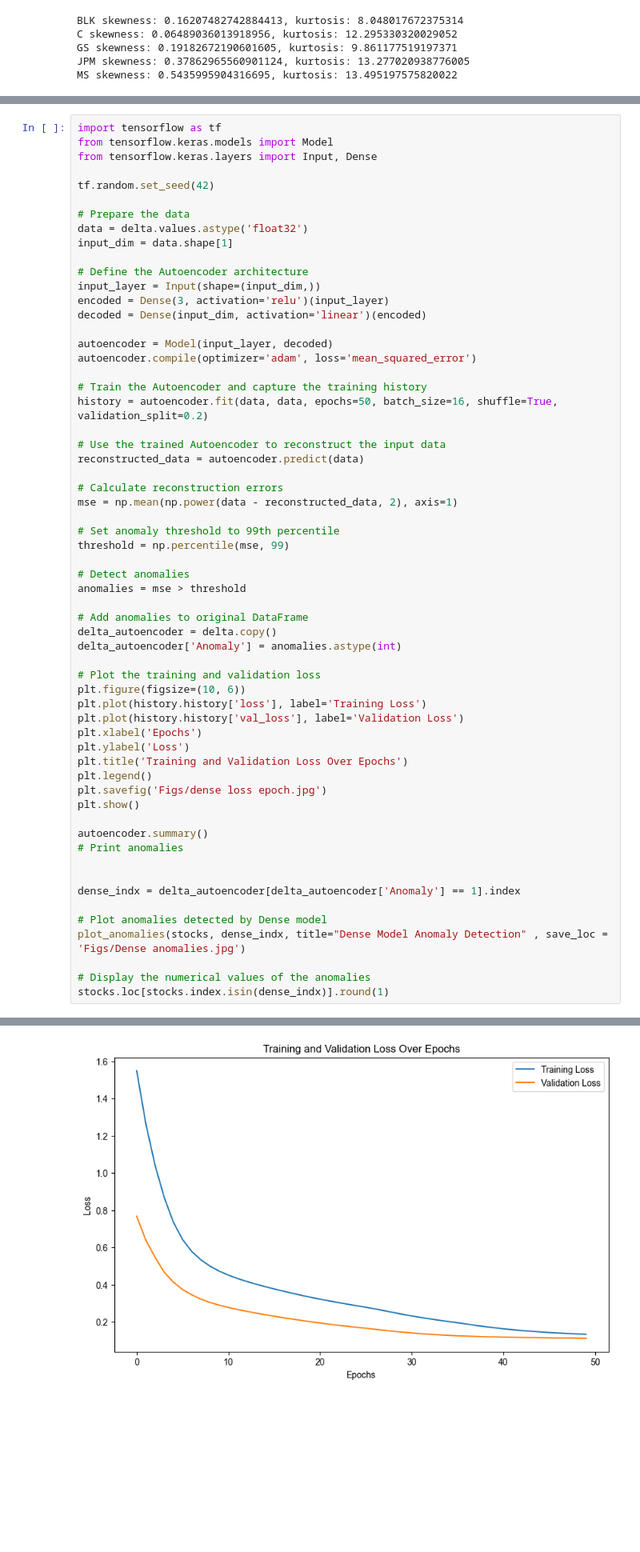
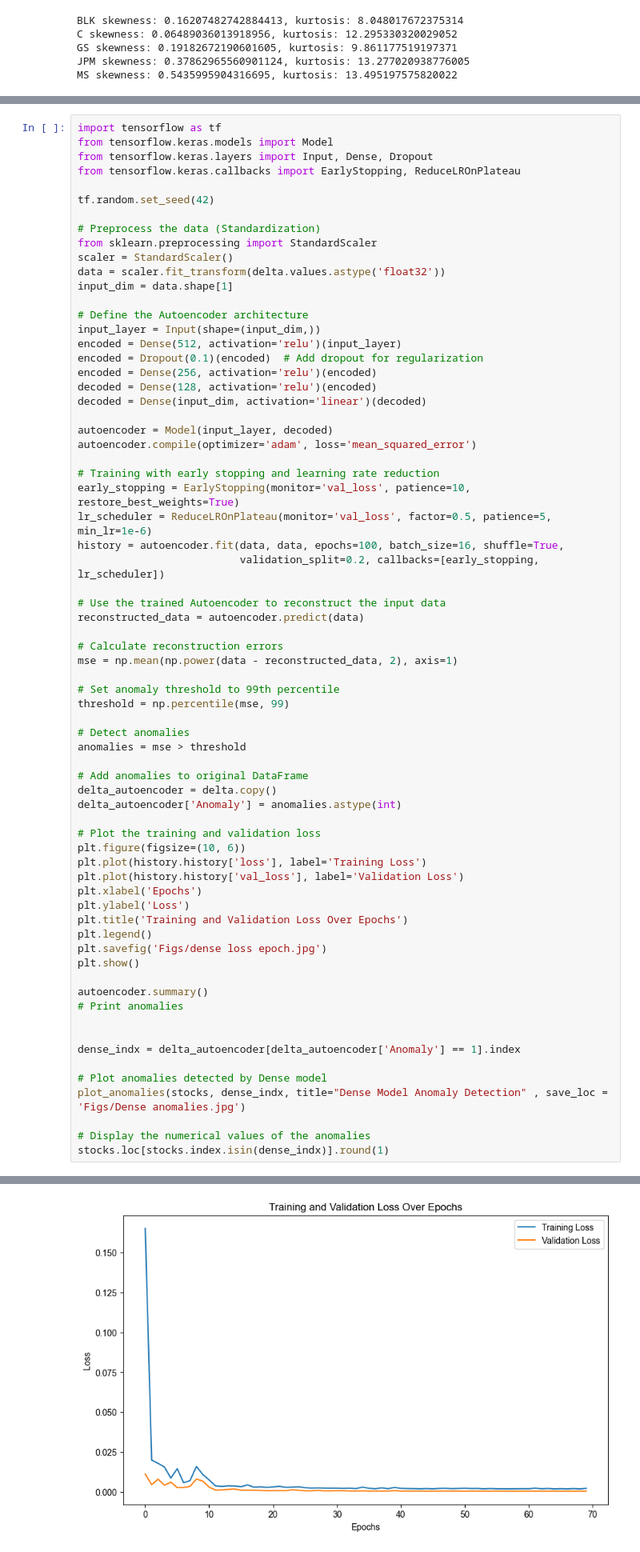
Before and after one commit to beirouz/anomaly-detection, a Jupyter notebook: anomaly detection in financial data.ipynb, the cells around one changed output, grey strips where cells are left out. Shown at 80% size. Saved outputs shown, nothing was run; the diff lists cells and outputs as text; blank space fills up the shorter version.

```diff
--- a/anomaly detection in financial data.ipynb
+++ b/anomaly detection in financial data.ipynb
@@ -937,24 +951,33 @@ An autoencoder is a neural network used to learn efficient representations of in
 # %%
 import tensorflow as tf
 from tensorflow.keras.models import Model
-from tensorflow.keras.layers import Input, Dense
+from tensorflow.keras.layers import Input, Dense, Dropout
+from tensorflow.keras.callbacks import EarlyStopping, ReduceLROnPlateau
 
 tf.random.set_seed(42)
 
-# Prepare the data
-data = delta.values.astype('float32')
+# Preprocess the data (Standardization)
+from sklearn.preprocessing import StandardScaler
+scaler = StandardScaler()
+data = scaler.fit_transform(delta.values.astype('float32'))
 input_dim = data.shape[1]
 
 # Define the Autoencoder architecture
 input_layer = Input(shape=(input_dim,))
-encoded = Dense(3, activation='relu')(input_layer)
-decoded = Dense(input_dim, activation='linear')(encoded)
+encoded = Dense(512, activation='relu')(input_layer)
+encoded = Dropout(0.1)(encoded)  # Add dropout for regularization
+encoded = Dense(256, activation='relu')(encoded)
+decoded = Dense(128, activation='relu')(encoded)
+decoded = Dense(input_dim, activation='linear')(decoded)
 
 autoencoder = Model(input_layer, decoded)
 autoencoder.compile(optimizer='adam', loss='mean_squared_error')
 
-# Train the Autoencoder and capture the training history
-history = autoencoder.fit(data, data, epochs=50, batch_size=16, shuffle=True, validation_split=0.2)
+# Training with early stopping and learning rate reduction
+early_stopping = EarlyStopping(monitor='val_loss', patience=10, restore_best_weights=True)
+lr_scheduler = ReduceLROnPlateau(monitor='val_loss', factor=0.5, patience=5, min_lr=1e-6)
+history = autoencoder.fit(data, data, epochs=100, batch_size=16, shuffle=True,
+                          validation_split=0.2, callbacks=[early_stopping, lr_scheduler])
 
 # Use the trained Autoencoder to reconstruct the input data
 reconstructed_data = autoencoder.predict(data)
@@ -1015 +1038 @@ Epoch 50/50
-[figure, old version]
+[figure, new version]
```
Also changed, not shown: parts of 10 cells of this notebook, 1 other file.
